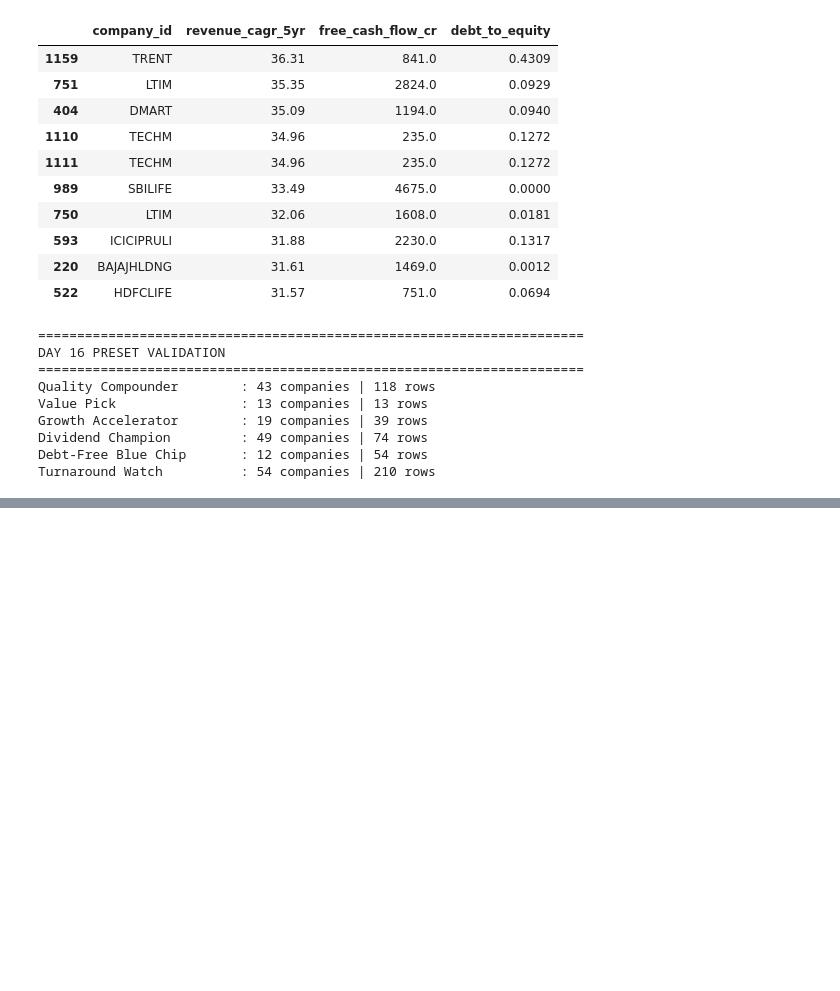
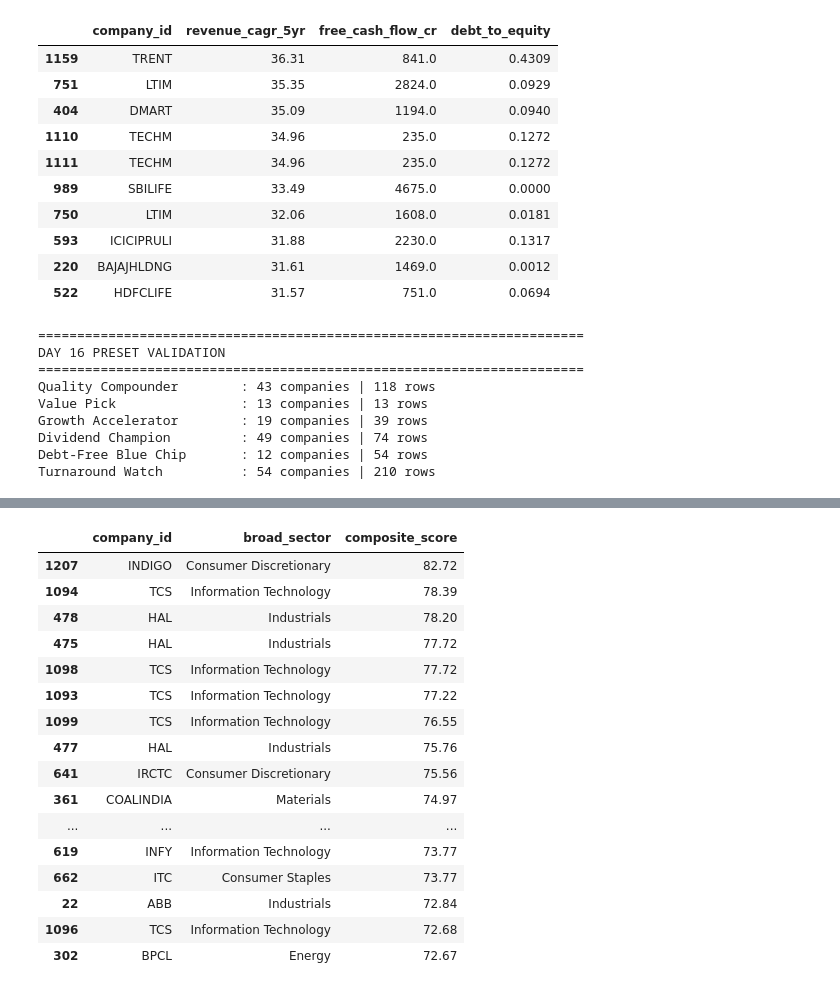
Before and after one commit to padmawararush9-del/n100-financial-intelligence-platform, a Jupyter notebook: Untitled5.ipynb, the cells around one changed output, grey strips where cells are left out. Cells and saved outputs as stored; diff of their text form; code cells hidden in the pictures; blank space fills up the shorter version.

```diff
--- a/Untitled5.ipynb
+++ b/Untitled5.ipynb
@@ -587,0 +745,26 @@ Turnaround Watch          : 54 companies | 210 rows
+# %%
+# Profitability (35%)
+df["profitability_score"] = (
+    0.15 * df["roe_score"] +
+    0.10 * df["npm_score"] +
+    0.10 * df["asset_turnover_score"]
+)
+
+# Cash Quality (30%)
+df["cash_quality_score"] = (
+    0.15 * df["fcf_score"] +
+    0.10 * df["cfo_pat_score"] +
+    0.05 * df["fcf_positive_score"]
+)
+
+# Growth (20%)
+df["growth_score"] = (
+    0.10 * df["revenue_growth_score"] +
+    0.10 * df["pat_growth_score"]
+)
+
+# Leverage (15%)
+df["leverage_score"] = (
+    0.10 * df["de_score"] +
+    0.05 * df["icr_score"]
+)
@@ -587,0 +778,29 @@ Turnaround Watch          : 54 companies | 210 rows
+# %%
+df[
+    [
+        "company_id",
+        "broad_sector",
+        "composite_score"
+    ]
+].sort_values(
+    by="composite_score",
+    ascending=False
+).head(20)
+# %% [output]
+|  | company_id | broad_sector | composite_score |
+| 1207 | INDIGO | Consumer Discretionary | 82.72 |
+| 1094 | TCS | Information Technology | 78.39 |
+| 478 | HAL | Industrials | 78.20 |
+| 475 | HAL | Industrials | 77.72 |
+| 1098 | TCS | Information Technology | 77.72 |
+| 1093 | TCS | Information Technology | 77.22 |
+| 1099 | TCS | Information Technology | 76.55 |
+| 477 | HAL | Industrials | 75.76 |
+| 641 | IRCTC | Consumer Discretionary | 75.56 |
+| 361 | COALINDIA | Materials | 74.97 |
+| ... | ... | ... | ... |
+| 619 | INFY | Information Technology | 73.77 |
+| 662 | ITC | Consumer Staples | 73.77 |
+| 22 | ABB | Industrials | 72.84 |
+| 1096 | TCS | Information Technology | 72.68 |
+| 302 | BPCL | Energy | 72.67 |
```
Also changed, not shown: parts of 16 cells of this notebook.
